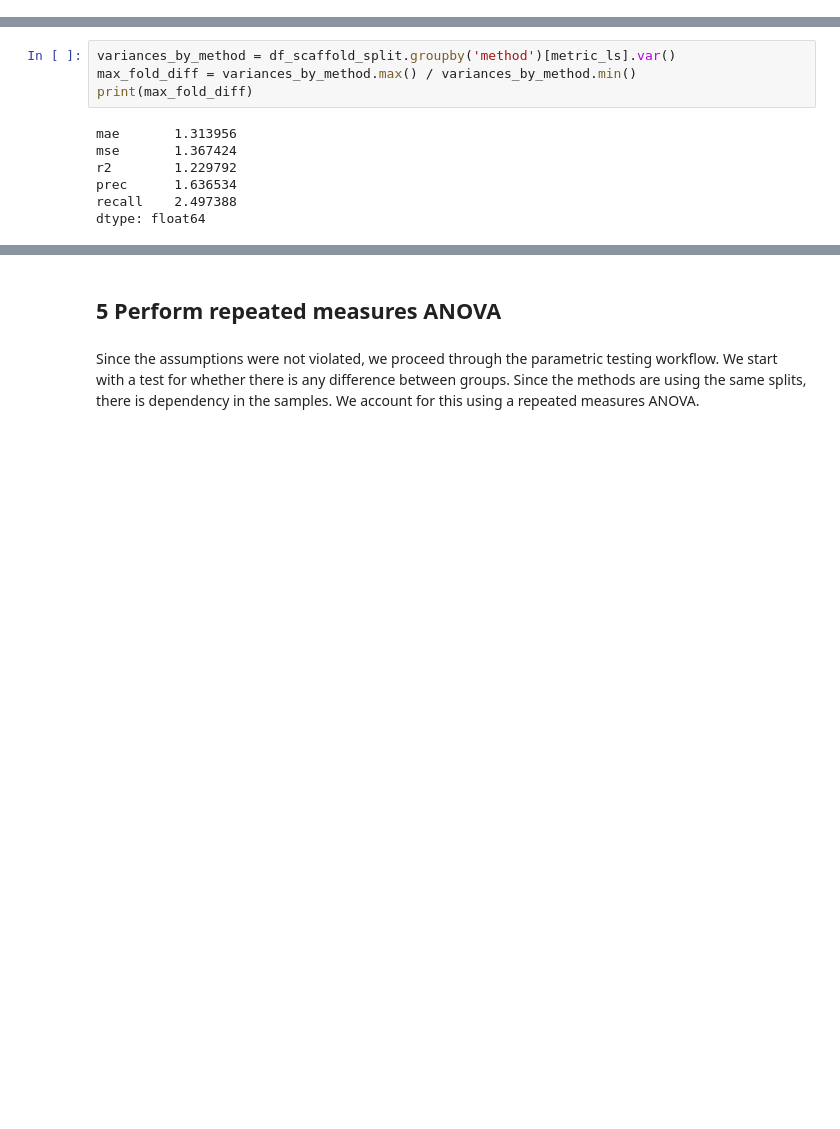
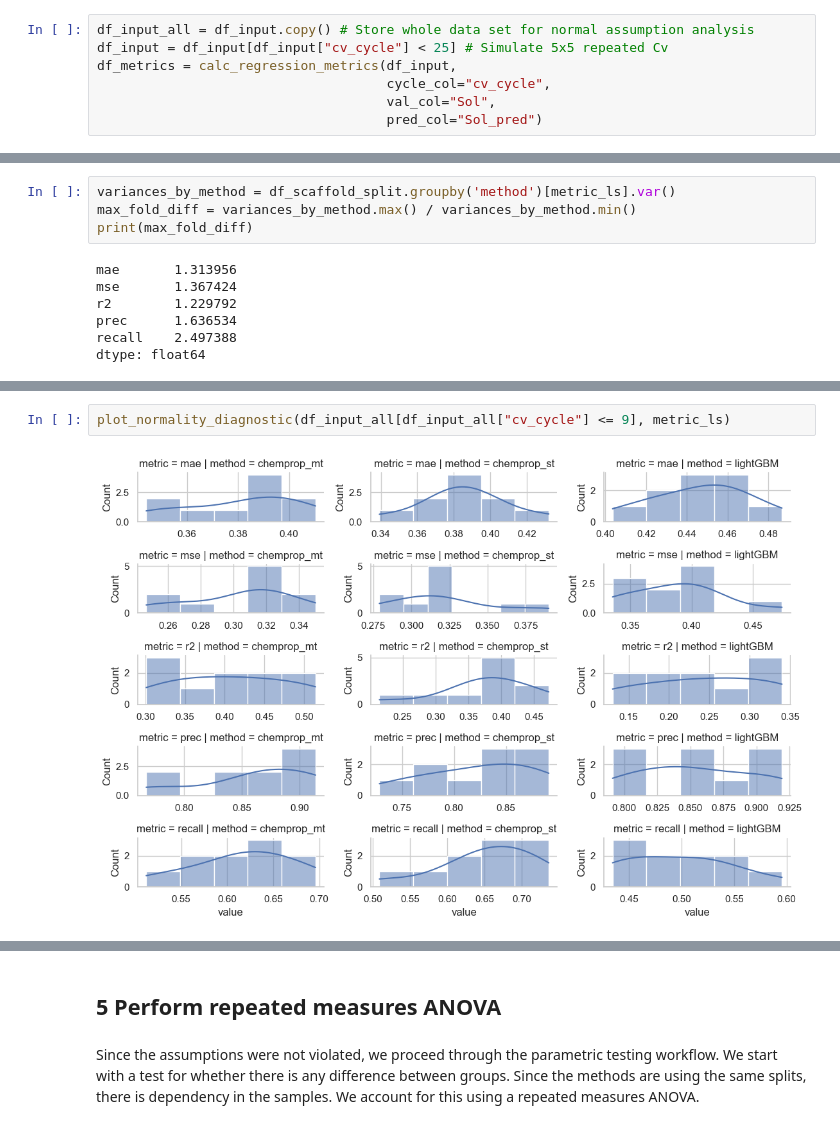
Before and after one commit to polaris-hub/polaris-method-comparison, a Jupyter notebook: ADME_example/ML_Regression_Comparison.ipynb, the cells around one changed output, grey strips where cells are left out. Drawn from its saved outputs; the diff is of its cells as text; blank space fills up the shorter version.

```diff
--- a/ADME_example/ML_Regression_Comparison.ipynb
+++ b/ADME_example/ML_Regression_Comparison.ipynb
@@ -434,3 +297,10 @@ df_metrics = calc_regression_metrics(df_input,
+# %%
+df_input_all = df_input.copy() # Store whole data set for normal assumption analysis
+df_input = df_input[df_input["cv_cycle"] < 25] # Simulate 5x5 repeated Cv
+df_metrics = calc_regression_metrics(df_input,
+                                     cycle_col="cv_cycle",
+                                     val_col="Sol",
+                                     pred_col="Sol_pred")
 # %% [markdown]
 We found there were a number of sizable Bemis-Murcko scaffolds in the data (see [here](https://github.com/polaris-hub/polaris-experiments/blob/main/notebooks/ADME_example/model_building_reg_v2/generate_validation_data.ipynb)) so we performed both a scaffold split and a stratified random split. The results were similiar between random and scaffold splits, so we only show scaffold split.
 # %%
@@ -579,0 +393,4 @@ plot_facetgrid(df_scaffold_split_stacked_norm)
+# %%
+plot_normality_diagnostic(df_input_all[df_input_all["cv_cycle"] <= 9], metric_ls)
+# %% [output]
+[figure, added]
```
Also changed, not shown: parts of 23 cells of this notebook.
